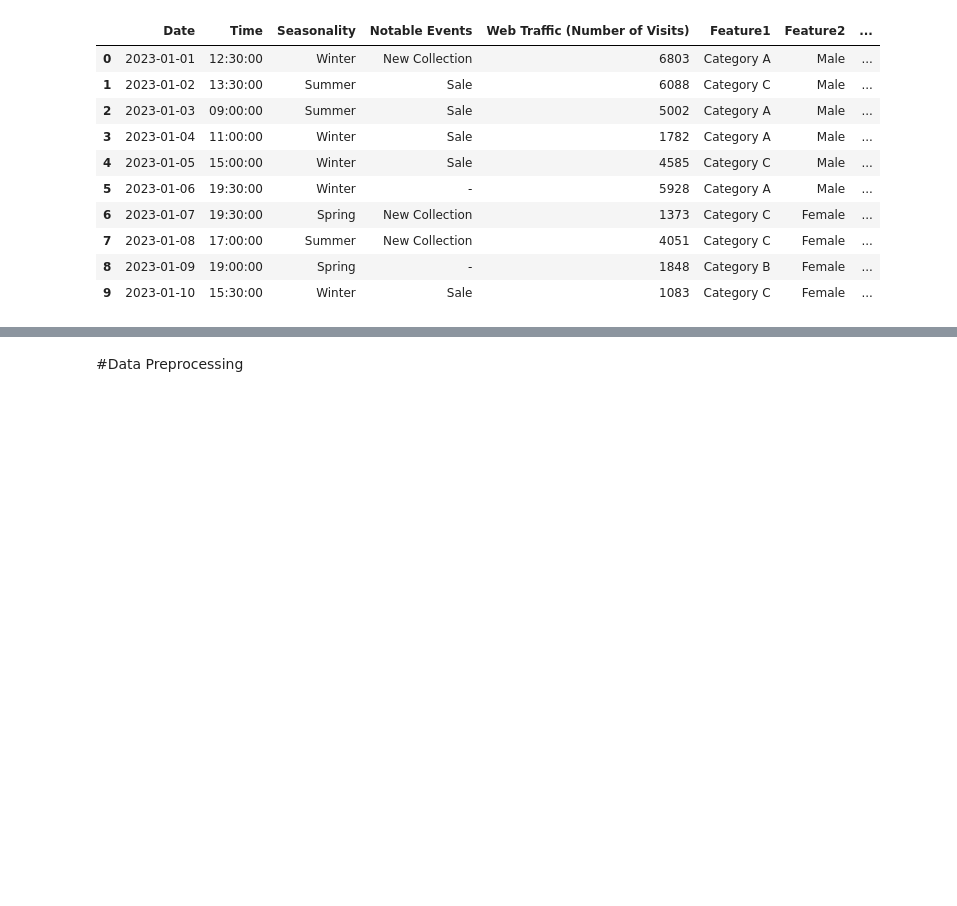
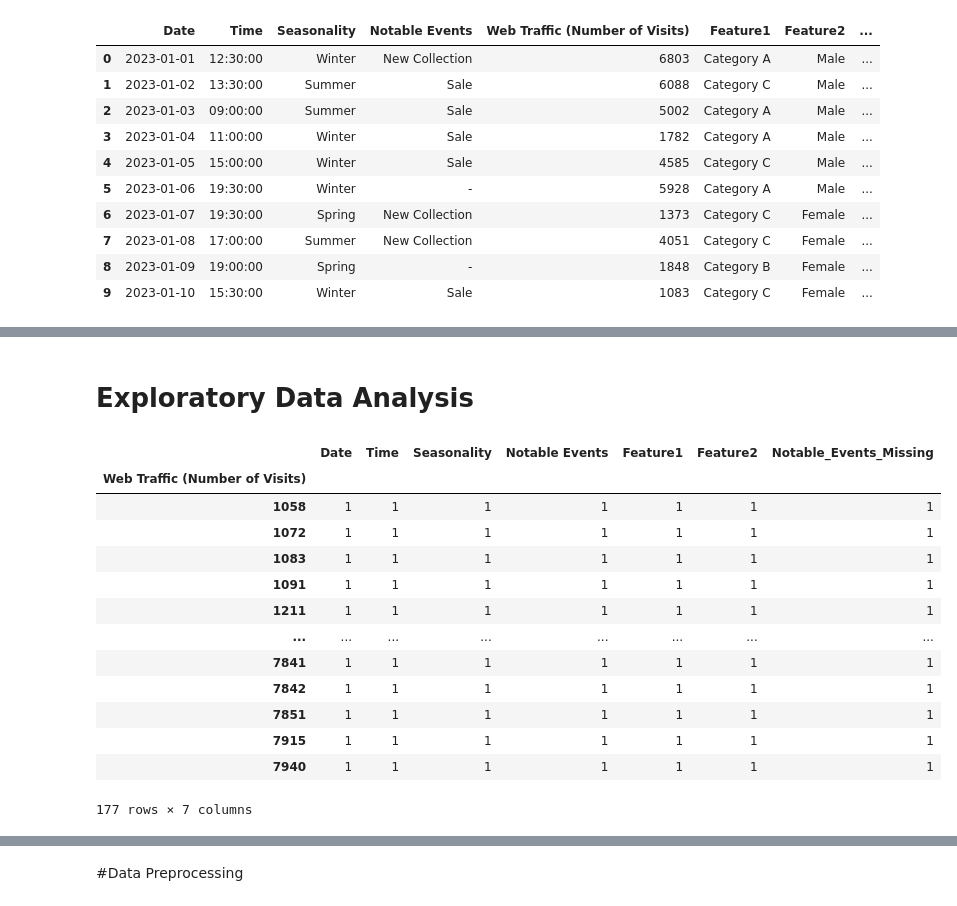
Before and after one commit to oluboladedeb/solid-goggles, a Jupyter notebook: Final_Year_Capstone_Project.ipynb, the cells around one changed output, grey strips where cells are left out. Saved outputs shown, nothing was run; the diff lists cells and outputs as text; code cells hidden in the pictures; blank space fills up the shorter version.

```diff
--- a/Final_Year_Capstone_Project.ipynb
+++ b/Final_Year_Capstone_Project.ipynb
@@ -178,0 +201,20 @@ df.head(10)
+# %% [markdown]
+# Exploratory Data Analysis
+# %%
+#Counting transaction types
+df.groupby('Web Traffic (Number of Visits)').count()
+# %% [output]
+|  | Date | Time | Seasonality | Notable Events | Feature1 | Feature2 | Notable_Events_Missing |
+| Web Traffic (Number of Visits) |  |  |  |  |  |  |  |
+| 1058 | 1 | 1 | 1 | 1 | 1 | 1 | 1 |
+| 1072 | 1 | 1 | 1 | 1 | 1 | 1 | 1 |
+| 1083 | 1 | 1 | 1 | 1 | 1 | 1 | 1 |
+| 1091 | 1 | 1 | 1 | 1 | 1 | 1 | 1 |
+| 1211 | 1 | 1 | 1 | 1 | 1 | 1 | 1 |
+| ... | ... | ... | ... | ... | ... | ... | ... |
+| 7841 | 1 | 1 | 1 | 1 | 1 | 1 | 1 |
+| 7842 | 1 | 1 | 1 | 1 | 1 | 1 | 1 |
+| 7851 | 1 | 1 | 1 | 1 | 1 | 1 | 1 |
+| 7915 | 1 | 1 | 1 | 1 | 1 | 1 | 1 |
+| 7940 | 1 | 1 | 1 | 1 | 1 | 1 | 1 |
+177 rows × 7 columns
```
Also changed, not shown: parts of 6 cells of this notebook.
